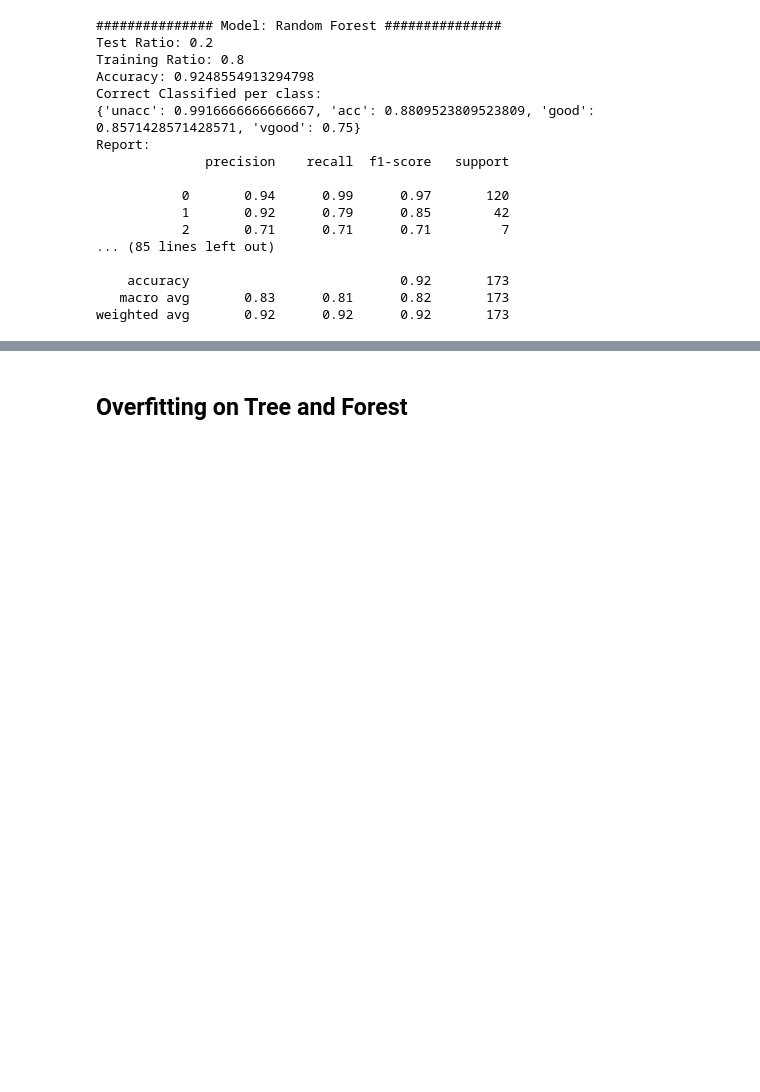
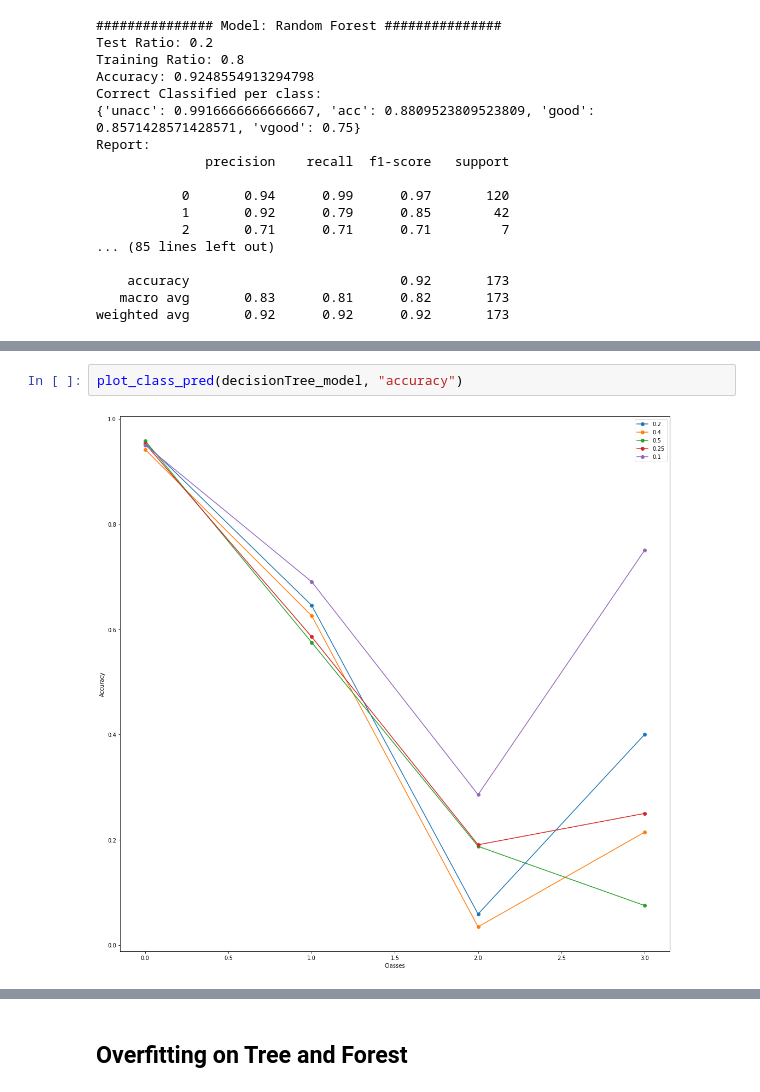
Before and after one commit to hchen98/DTSC710-ML, a Jupyter notebook: Project Assignment 1/code.ipynb, the cells around one changed output, grey strips where cells are left out. Cells and saved outputs as stored; diff of their text form; blank space fills up the shorter version.

```diff
--- a/Project Assignment 1/code.ipynb
+++ b/Project Assignment 1/code.ipynb
@@ -708,0 +708,4 @@ weighted avg       0.92      0.92      0.92       173
+# %%
+plot_class_pred(decisionTree_model, "accuracy")
+# %% [output]
+[figure, added]
```
Also changed, not shown: parts of 16 cells of this notebook.
